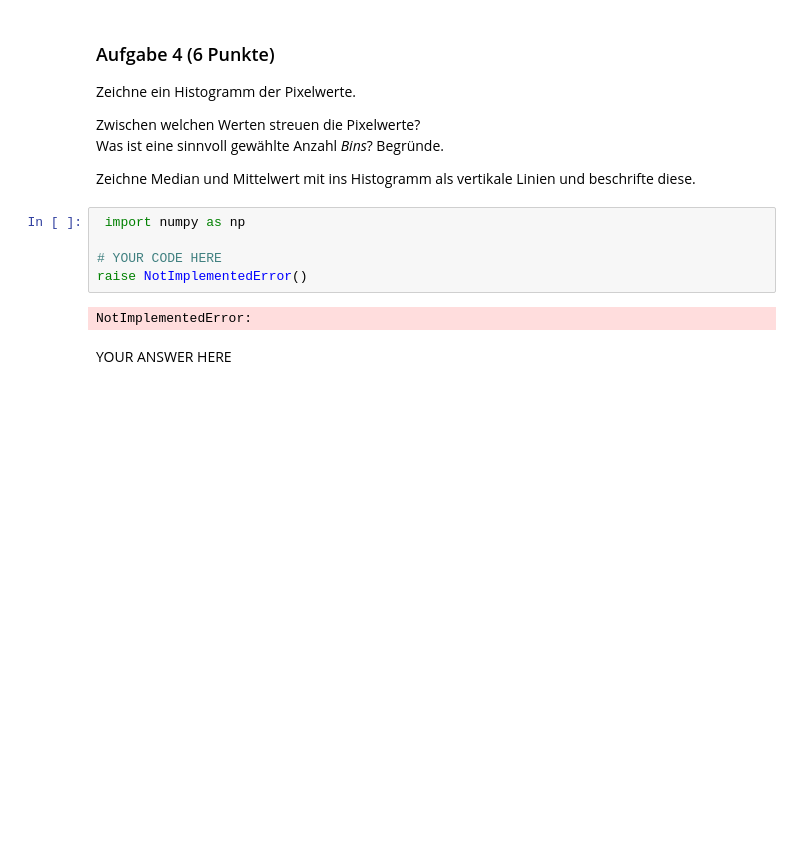
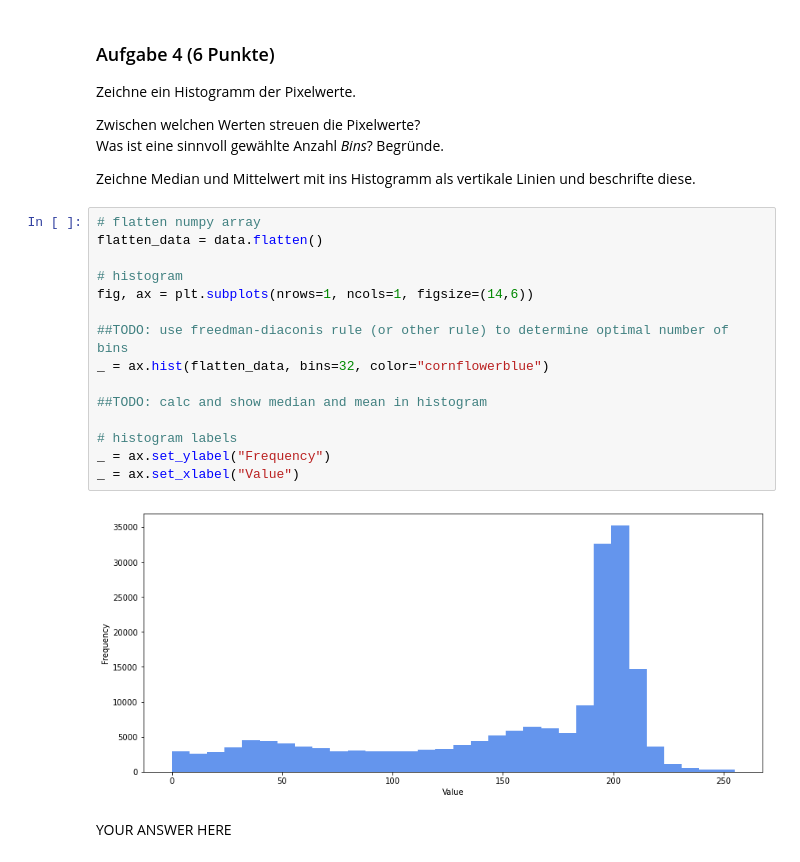
Before and after one commit to marcschny/dsp_assignments, a Jupyter notebook: assignments/assignment08_graded/assignment08_graded.ipynb, the cells around one changed output. Cells and saved outputs as stored; diff of their text form; blank space fills up the shorter version.

```diff
--- a/assignments/assignment08_graded/assignment08_graded.ipynb
+++ b/assignments/assignment08_graded/assignment08_graded.ipynb
@@ -86,13 +89,23 @@ Zwischen welchen Werten streuen die Pixelwerte?
 Was ist eine sinnvoll gewählte Anzahl *Bins*? Begründe.
 
 Zeichne Median und Mittelwert mit ins Histogramm als vertikale Linien und beschrifte diese.
-# %%
- import numpy as np
-
-# YOUR CODE HERE
-raise NotImplementedError()
-# %% [output]
-NotImplementedError:
+# %%
+# flatten numpy array
+flatten_data = data.flatten()
+
+# histogram
+fig, ax = plt.subplots(nrows=1, ncols=1, figsize=(14,6))
+
+##TODO: use freedman-diaconis rule (or other rule) to determine optimal number of bins
+_ = ax.hist(flatten_data, bins=32, color="cornflowerblue")
+
+##TODO: calc and show median and mean in histogram
+
+# histogram labels
+_ = ax.set_ylabel("Frequency")
+_ = ax.set_xlabel("Value")
+# %% [output]
+[figure, added]
 # %% [markdown]
 YOUR ANSWER HERE
 # %% [markdown]
```
Also changed, not shown: parts of 2 cells of this notebook.
